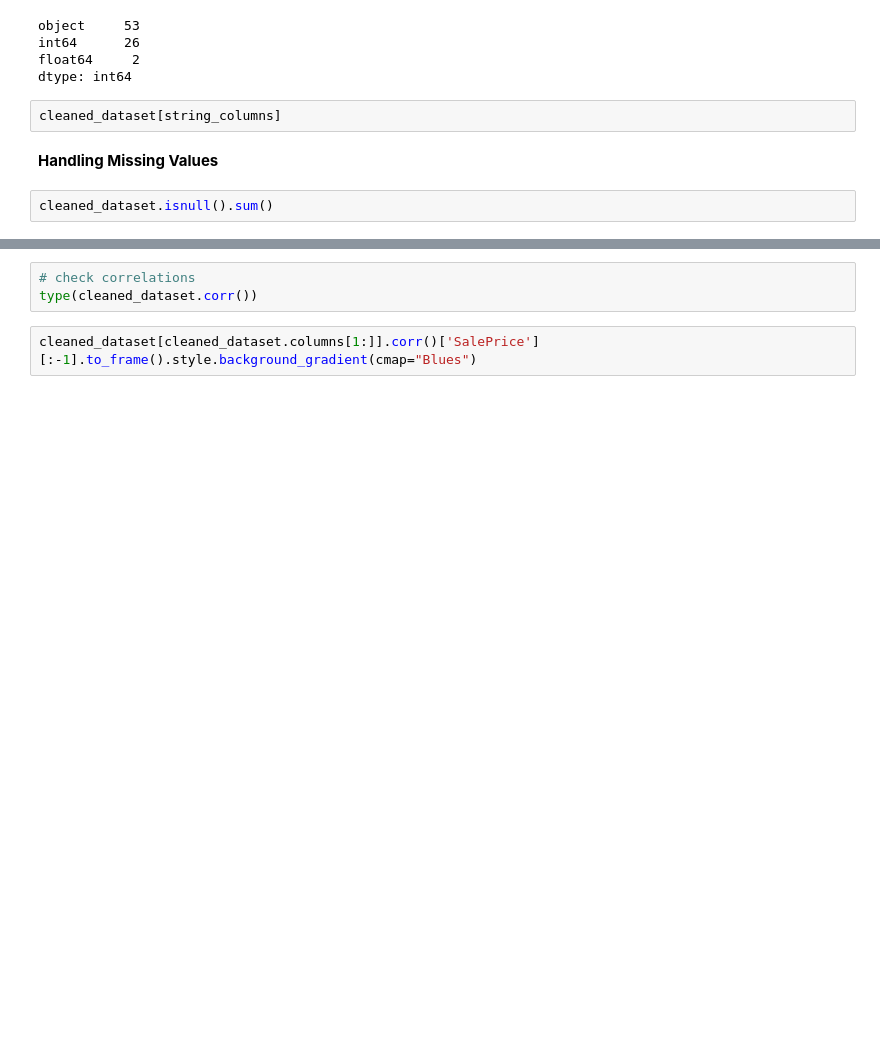
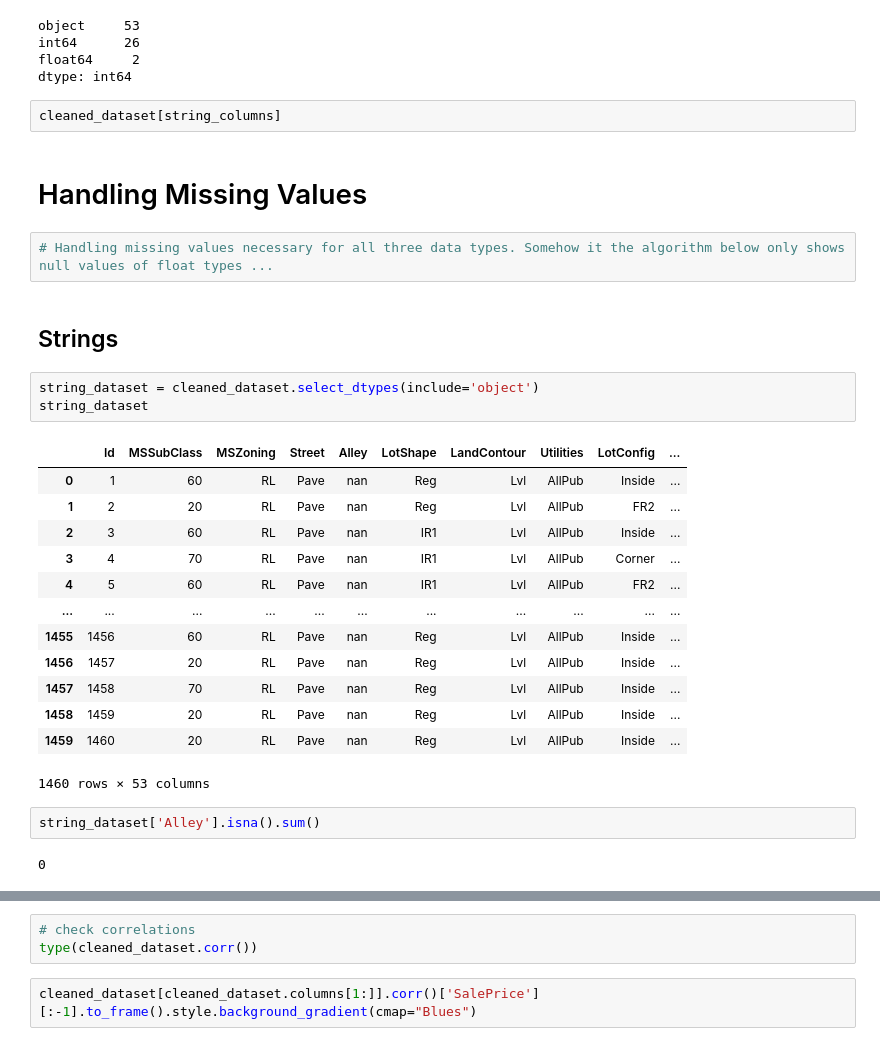
Before and after one commit to yasinfahmy/Real-Estate-Price, a Jupyter notebook: Data_Exploration.ipynb, the cells around one changed output, grey strips where cells are left out. Drawn from its saved outputs; the diff is of its cells as text; blank space fills up the shorter version.

Commit message:
Structure and beginning of null value handling

```diff
--- a/Data_Exploration.ipynb
+++ b/Data_Exploration.ipynb
@@ -67,6 +78,29 @@ dtype: int64
 # %%
 cleaned_dataset[string_columns]
 # %% [markdown]
-**Handling Missing Values**
+# Handling Missing Values
-# %%
-cleaned_dataset.isnull().sum()
+# %%
+# Handling missing values necessary for all three data types. Somehow it the algorithm below only shows null values of float types ...
+# %% [markdown]
+## Strings
+# %%
+string_dataset = cleaned_dataset.select_dtypes(include='object')
+string_dataset
+# %% [output]
+|  | Id | MSSubClass | MSZoning | Street | Alley | LotShape | LandContour | Utilities | LotConfig | ... |
+| 0 | 1 | 60 | RL | Pave | nan | Reg | Lvl | AllPub | Inside | ... |
+| 1 | 2 | 20 | RL | Pave | nan | Reg | Lvl | AllPub | FR2 | ... |
+| 2 | 3 | 60 | RL | Pave | nan | IR1 | Lvl | AllPub | Inside | ... |
+| 3 | 4 | 70 | RL | Pave | nan | IR1 | Lvl | AllPub | Corner | ... |
+| 4 | 5 | 60 | RL | Pave | nan | IR1 | Lvl | AllPub | FR2 | ... |
+| ... | ... | ... | ... | ... | ... | ... | ... | ... | ... | ... |
+| 1455 | 1456 | 60 | RL | Pave | nan | Reg | Lvl | AllPub | Inside | ... |
+| 1456 | 1457 | 20 | RL | Pave | nan | Reg | Lvl | AllPub | Inside | ... |
+| 1457 | 1458 | 70 | RL | Pave | nan | Reg | Lvl | AllPub | Inside | ... |
+| 1458 | 1459 | 20 | RL | Pave | nan | Reg | Lvl | AllPub | Inside | ... |
+| 1459 | 1460 | 20 | RL | Pave | nan | Reg | Lvl | AllPub | Inside | ... |
+1460 rows × 53 columns
+# %%
+string_dataset['Alley'].isna().sum()
+# %% [output]
+0
```
Also changed, not shown: parts of 15 cells of this notebook.
